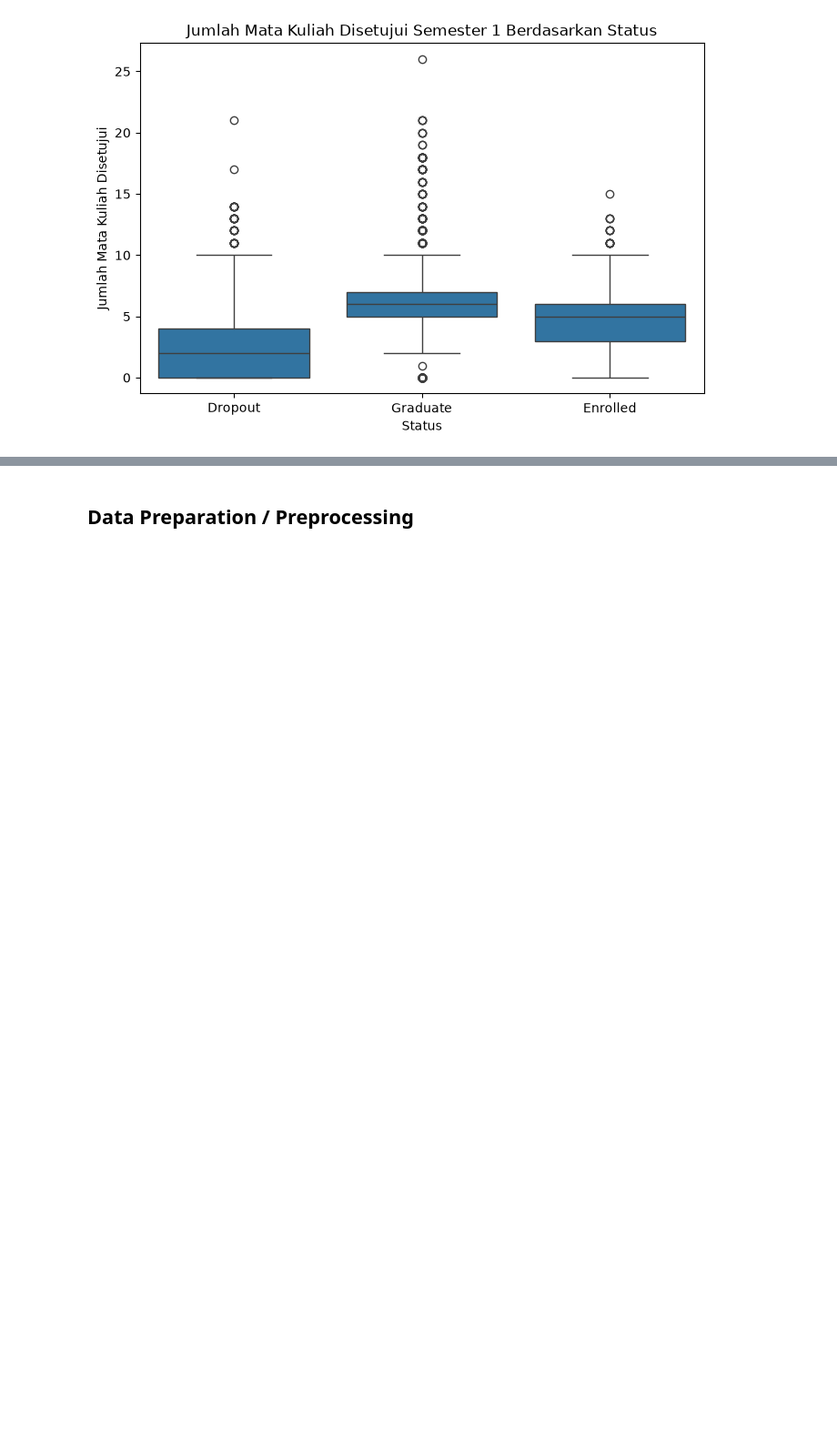
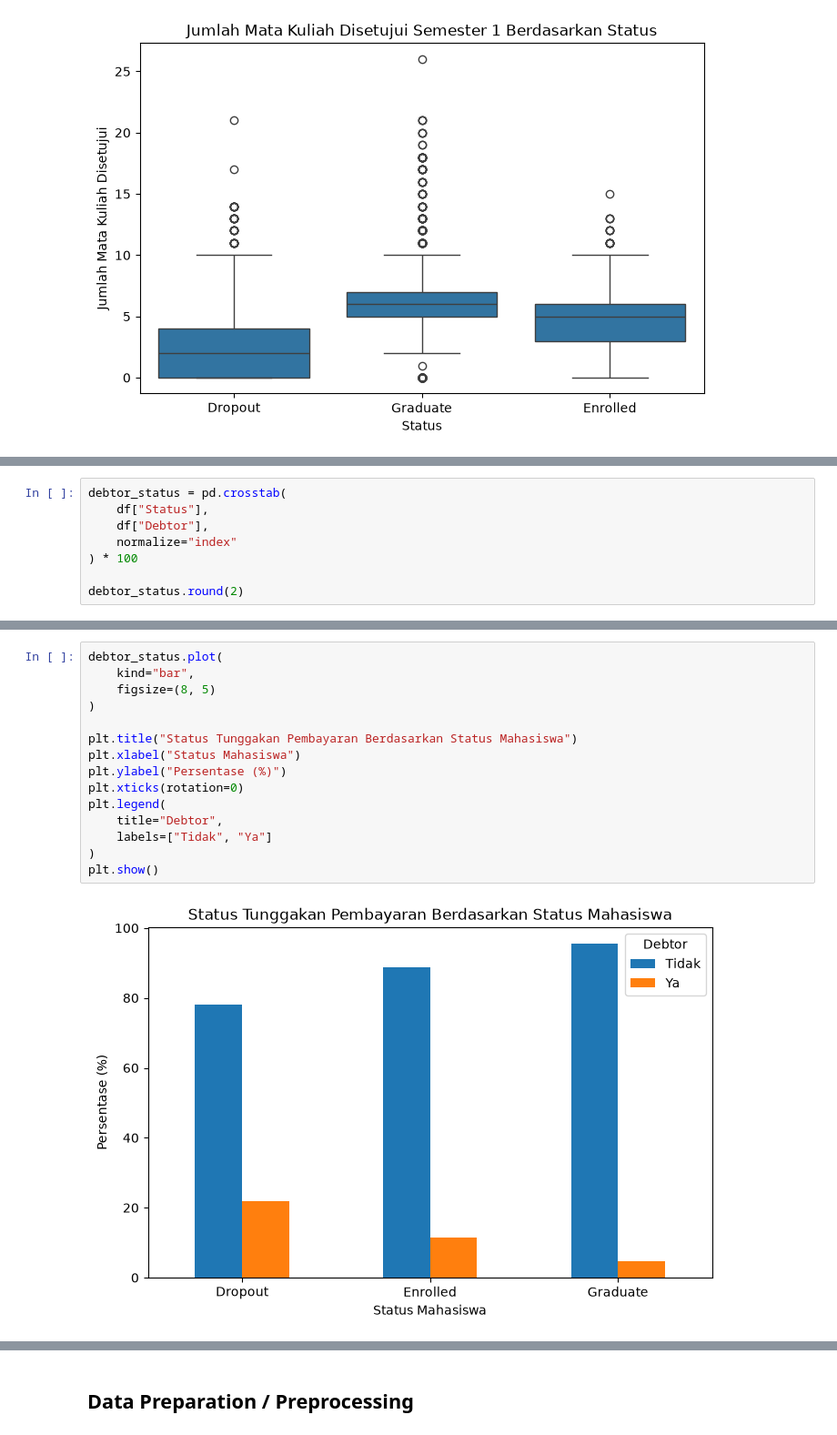
Before and after one commit to aeiprsty/institusi-pendidikan-perguruan-JJI, a Jupyter notebook: notebook.ipynb, the cells around one changed output, grey strips where cells are left out. Shown at 91% size. Saved outputs shown, nothing was run; the diff lists cells and outputs as text; blank space fills up the shorter version.

```diff
--- a/notebook.ipynb
+++ b/notebook.ipynb
@@ -235,0 +315,8 @@ plt.show()
+# %%
+debtor_status = pd.crosstab(
+    df["Status"],
+    df["Debtor"],
+    normalize="index"
+) * 100
+
+debtor_status.round(2)
@@ -235,0 +329,17 @@ plt.show()
+# %%
+debtor_status.plot(
+    kind="bar",
+    figsize=(8, 5)
+)
+
+plt.title("Status Tunggakan Pembayaran Berdasarkan Status Mahasiswa")
+plt.xlabel("Status Mahasiswa")
+plt.ylabel("Persentase (%)")
+plt.xticks(rotation=0)
+plt.legend(
+    title="Debtor",
+    labels=["Tidak", "Ya"]
+)
+plt.show()
+# %% [output]
+[figure, added]
```
Also changed, not shown: parts of 13 cells of this notebook.
